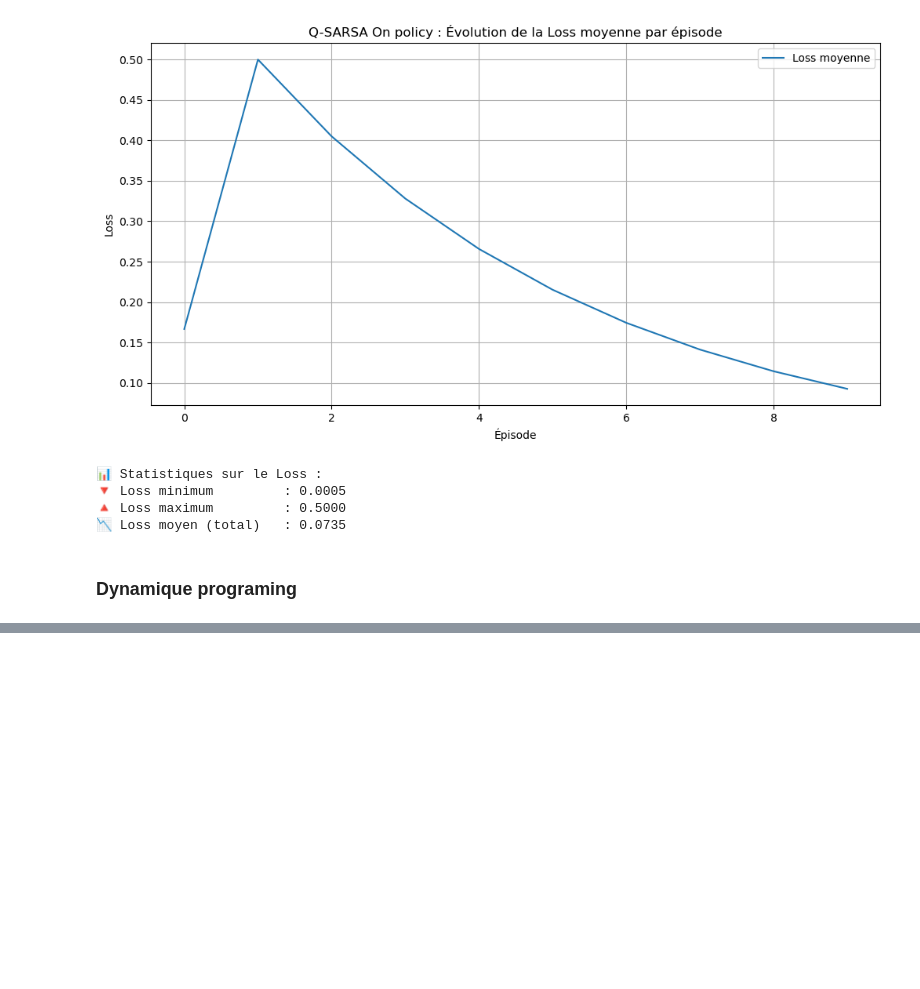
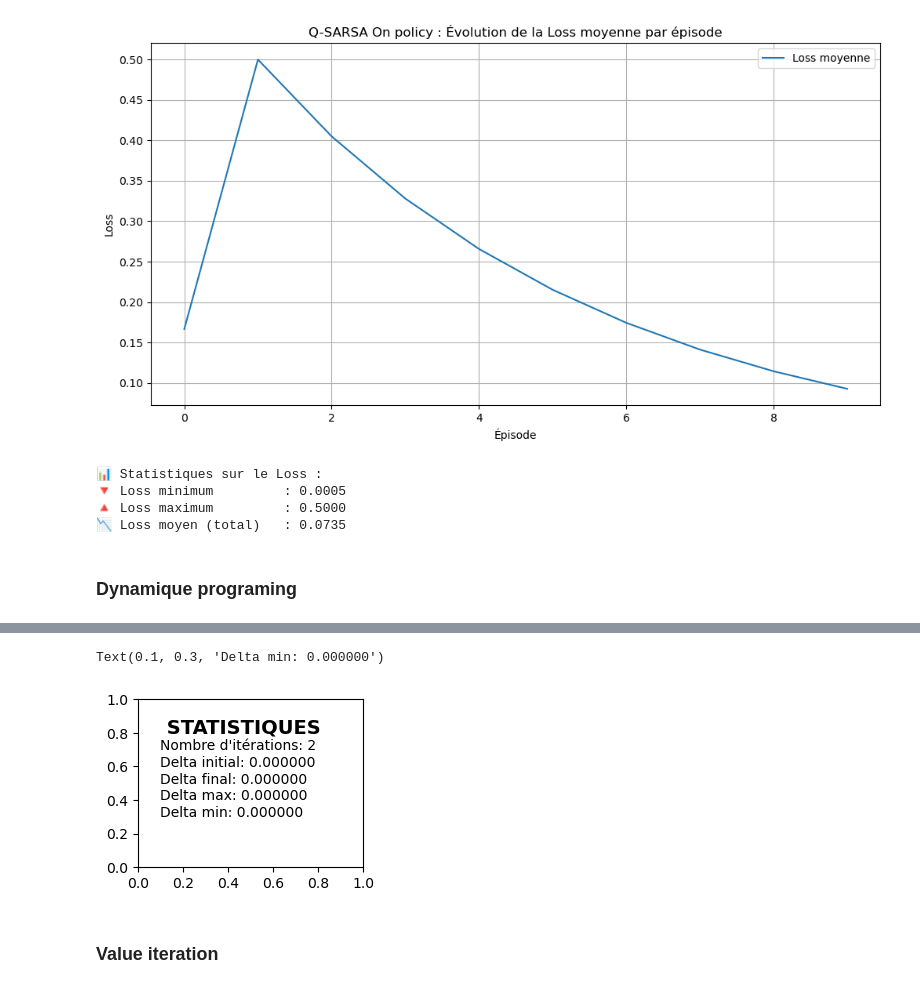
Before and after one commit to manelleha/deep_reinforcement_learning, a Jupyter notebook: projet_deep_renforcement_learning/notebooks/test_line_world.ipynb, the cells around one changed output, grey strips where cells are left out. Cells and saved outputs as stored; diff of their text form; code cells hidden in the pictures; blank space fills up the shorter version.

```diff
--- a/projet_deep_renforcement_learning/notebooks/test_line_world.ipynb
+++ b/projet_deep_renforcement_learning/notebooks/test_line_world.ipynb
@@ -796,0 +873,15 @@ print(f"📉 Loss moyen (total)   : {np.mean(historique_loss):.4f}")
+# %%
+
+
+    plt.subplot(2, 2, 4)
+    plt.text(0.1, 0.8, f" STATISTIQUES", fontsize=14, fontweight='bold')
+    plt.text(0.1, 0.7, f"Nombre d'itérations: {len(historique_loss)}")
+    plt.text(0.1, 0.6, f"Delta initial: {historique_loss[0]:.6f}")
+    plt.text(0.1, 0.5, f"Delta final: {historique_loss[-1]:.6f}")
+    plt.text(0.1, 0.4, f"Delta max: {max(historique_loss):.6f}")
+    plt.text(0.1, 0.3, f"Delta min: {min(historique_loss):.6f}")
+# %% [output]
+Text(0.1, 0.3, 'Delta min: 0.000000')
+[figure, added]
+# %% [markdown]
+### Value iteration
```
Also changed, not shown: parts of 18 cells of this notebook, 23 other files.
